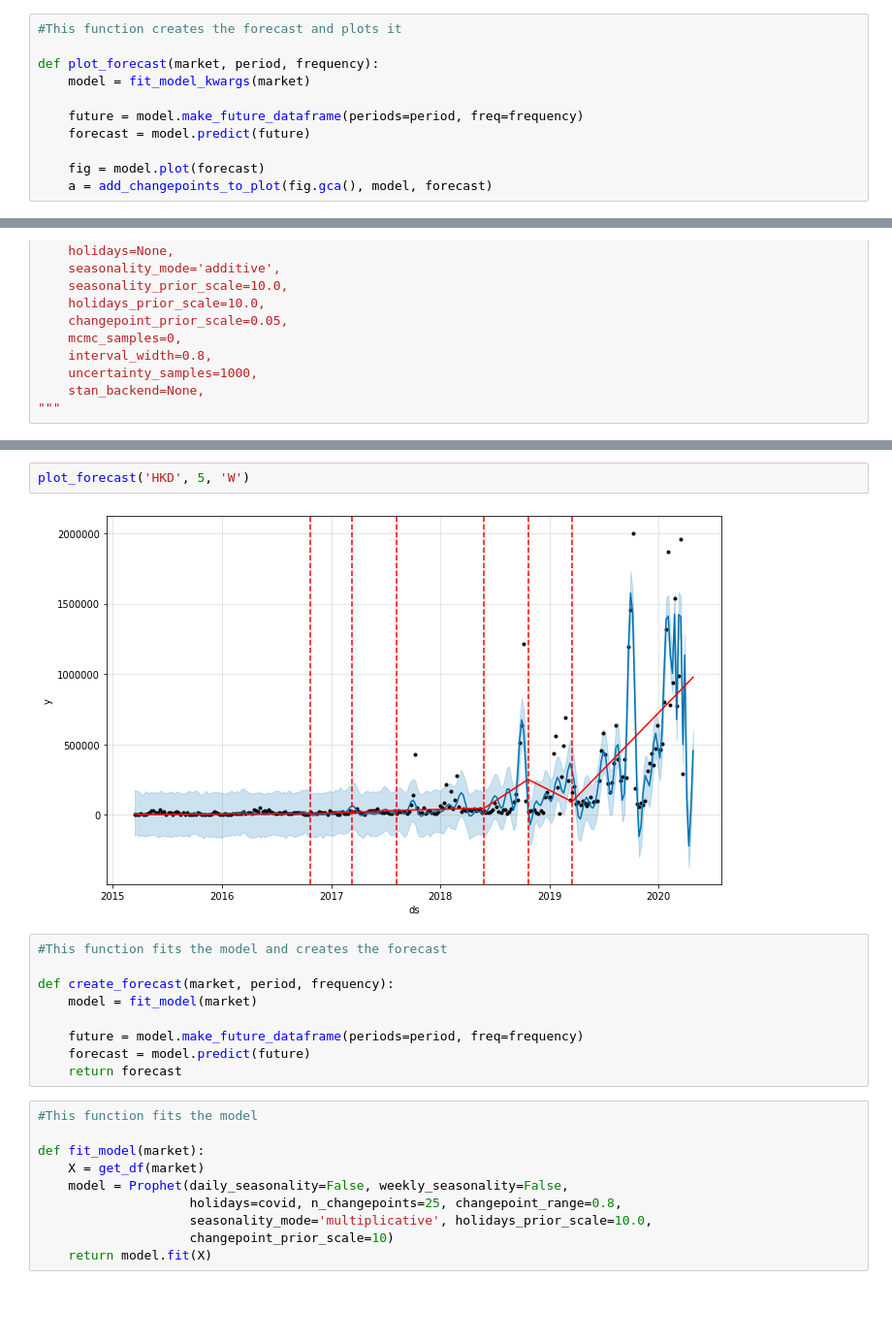
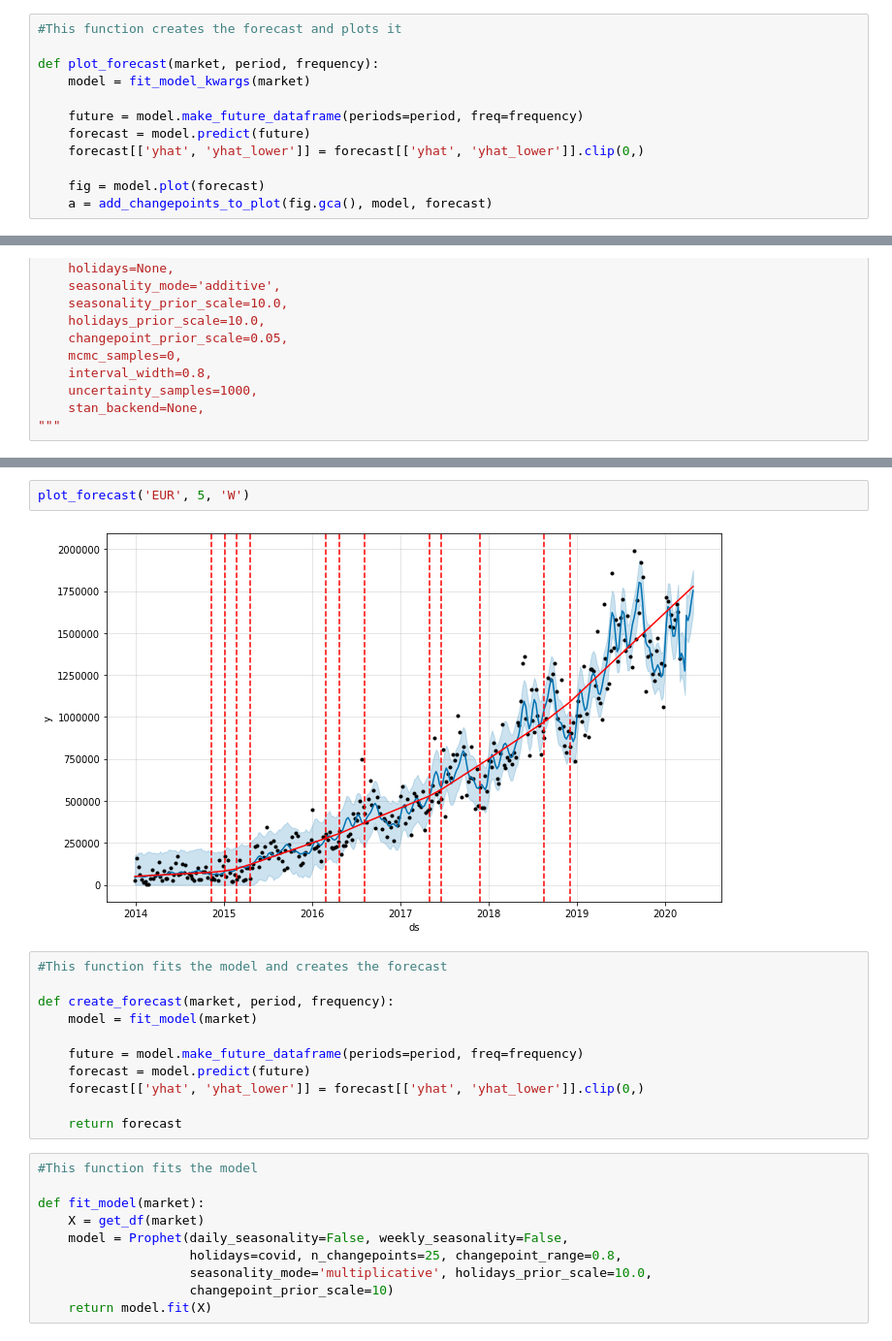
Before and after one commit to sacses/Ironhack-Final-Project, a Jupyter notebook: notebooks/notebook_1.ipynb, the cells around one changed output, grey strips where cells are left out. Shown at 97% size. Saved outputs shown, nothing was run; the diff lists cells and outputs as text; blank space fills up the shorter version.

```diff
--- a/notebooks/notebook_1.ipynb
+++ b/notebooks/notebook_1.ipynb
@@ -139,6 +122,7 @@ def plot_forecast(market, period, frequency):
 
     future = model.make_future_dataframe(periods=period, freq=frequency)
     forecast = model.predict(future)
+    forecast[['yhat', 'yhat_lower']] = forecast[['yhat', 'yhat_lower']].clip(0,)
 
     fig = model.plot(forecast)
     a = add_changepoints_to_plot(fig.gca(), model, forecast)
@@ -173,7 +161,7 @@ INFO:fbprophet:Making 5 forecasts with cutoffs between 2018-03-19 00:00:00 and 2
 # %%
-plot_forecast('HKD', 5, 'W')
+plot_forecast('EUR', 5, 'W')
 # %% [output]
-[figure, old version]
+[figure, new version]
 # %%
 #This function fits the model and creates the forecast
 
@@ -182,6 +170,8 @@ def create_forecast(market, period, frequency):
 
     future = model.make_future_dataframe(periods=period, freq=frequency)
     forecast = model.predict(future)
+    forecast[['yhat', 'yhat_lower']] = forecast[['yhat', 'yhat_lower']].clip(0,)
+
     return forecast
 # %%
 #This function fits the model
```
Also changed, not shown: parts of 16 cells of this notebook.
